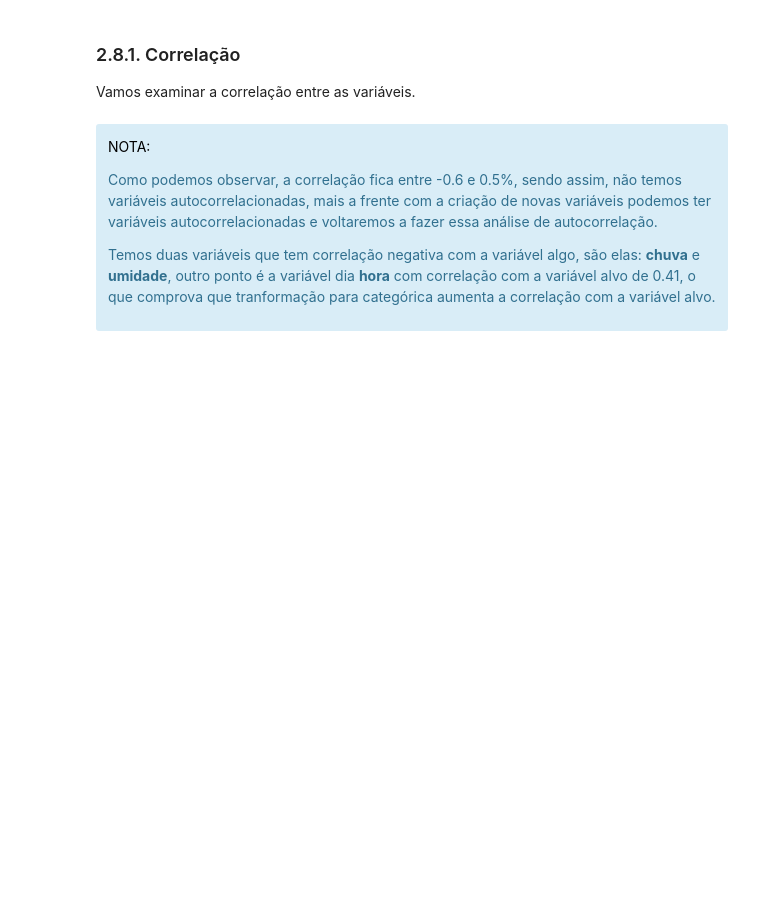
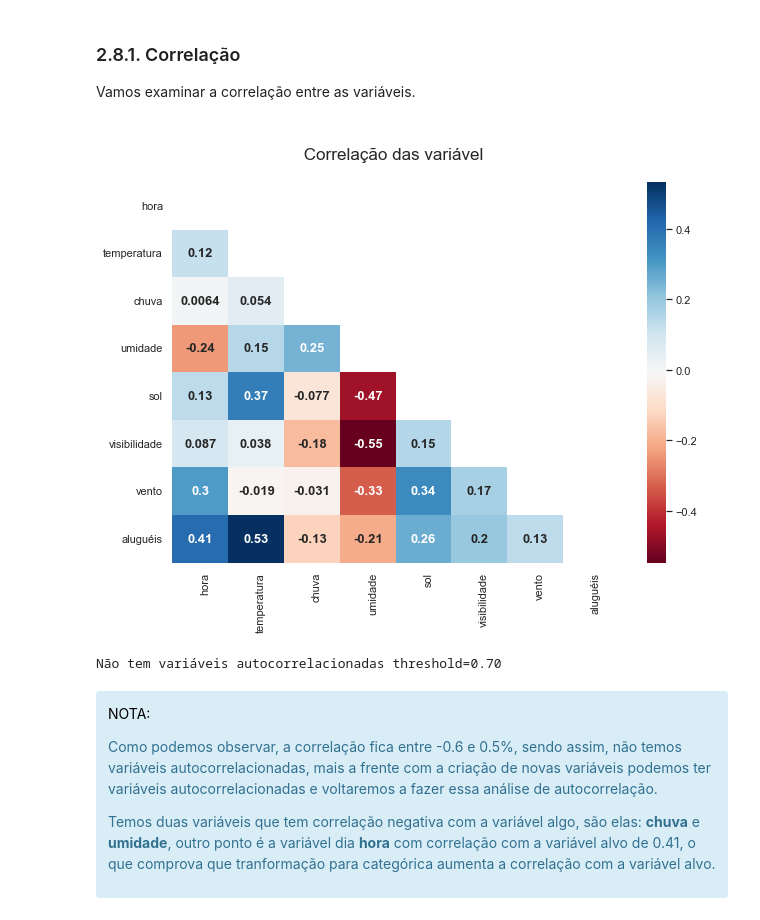
Before and after one commit to rogeriodelfim/Competicoes, a Jupyter notebook: Flai/09/01 - EDA.ipynb, the cells around one changed output. Saved outputs shown, nothing was run; the diff lists cells and outputs as text; code cells hidden in the pictures; blank space fills up the shorter version.

Commit message:
Novas imagens

```diff
--- a/Flai/09/01 - EDA.ipynb
+++ b/Flai/09/01 - EDA.ipynb
@@ -895,13 +974,16 @@ Vamos examinar a correlação entre as variáveis.
 # %%
 sns.set(style="whitegrid", palette="pastel")
 plt.figure(figsize=(10,7))
 
 Ultil.graf_feature_corr(df_         = df2_train.copy(),
                         annot_      = True,
                         threshold_  = .7,
                         print_var_  = True,
                         print_graf_ = True,
-                        mask_       = False);
+                        mask_       = True);
+# %% [output]
+[figure, added]
+Não tem variáveis autocorrelacionadas threshold=0.70
 # %% [markdown]
 <div class="alert alert-block alert-info">
 <p style="color: black; font-family: Arial Black">NOTA:</p>
```
Also changed, not shown: parts of 40 cells of this notebook, 4 other files.
